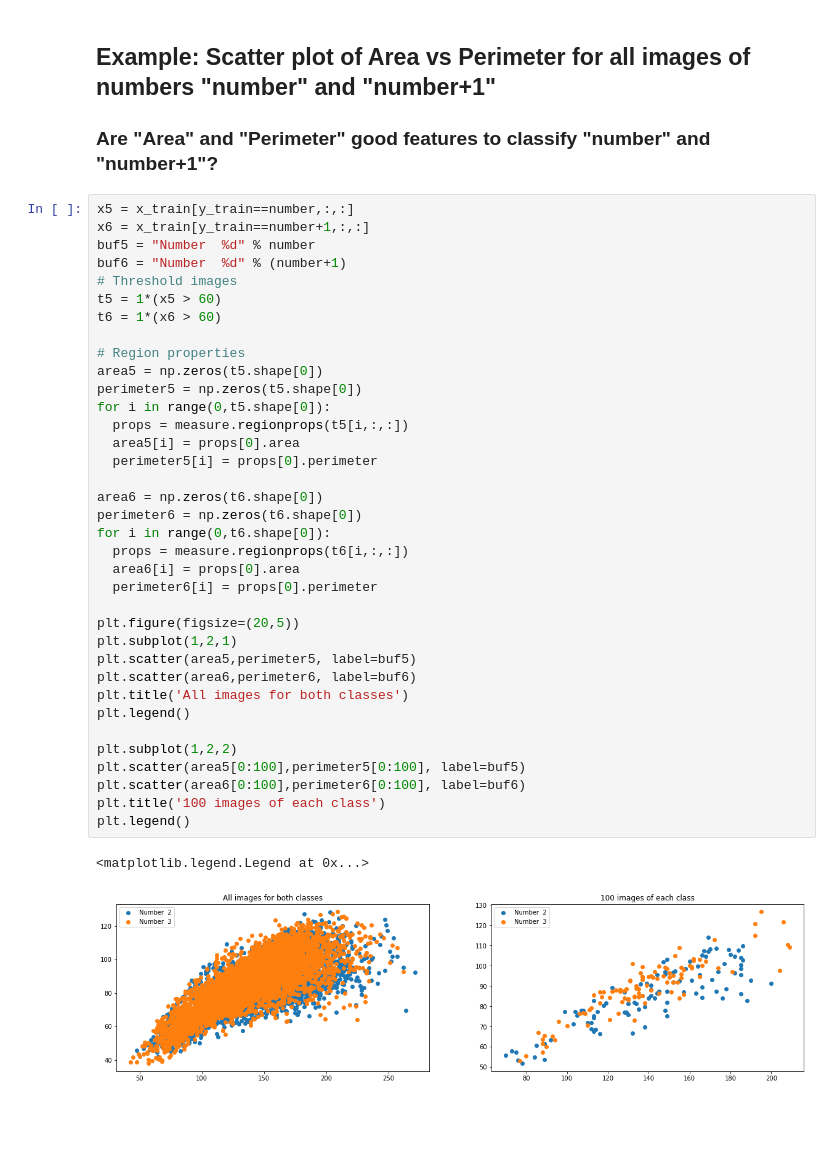
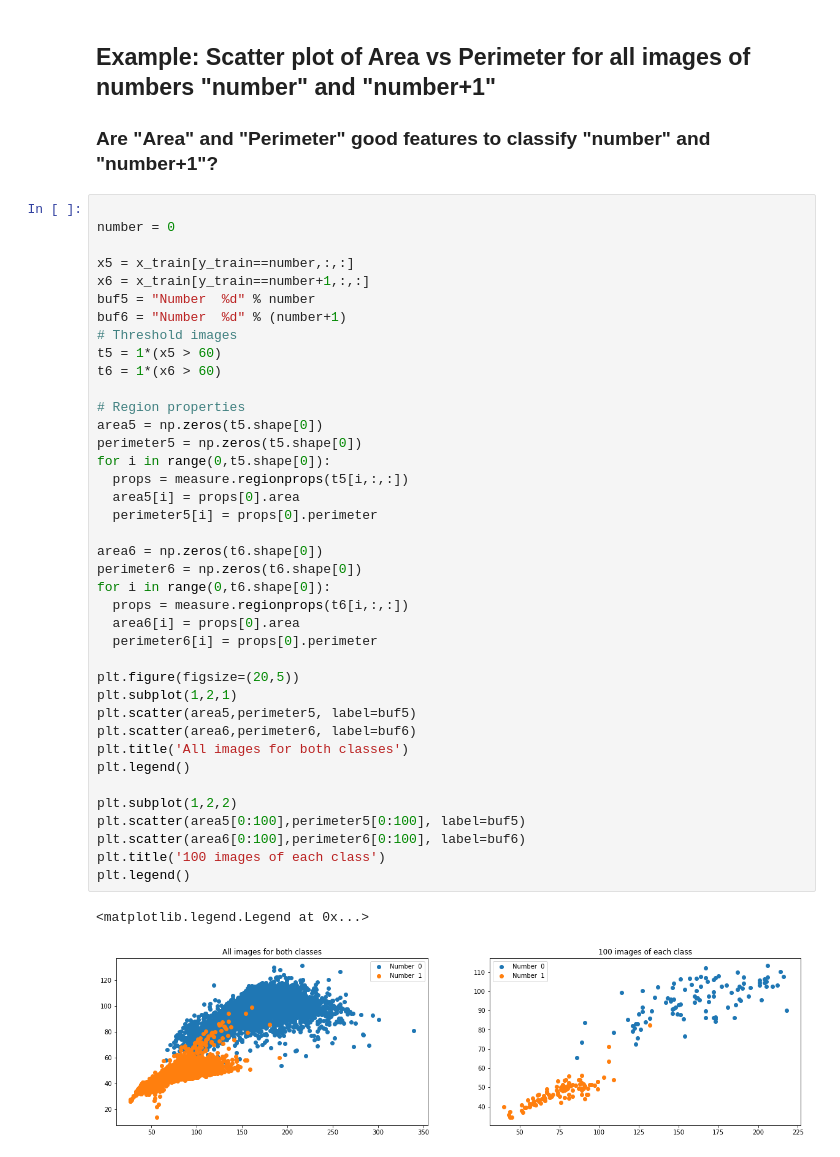
Before and after one commit to axiom9/ECE566_Machine-DeepLearning, a Jupyter notebook: Project_1/src/Feature_extraction_example.ipynb, the cells around one changed output. Drawn from its saved outputs; the diff is of its cells as text; blank space fills up the shorter version.

```diff
--- a/Project_1/src/Feature_extraction_example.ipynb
+++ b/Project_1/src/Feature_extraction_example.ipynb
@@ -97,6 +94,9 @@ Minor axis length:
 ## Example: Scatter plot of Area vs Perimeter for all images of numbers "number" and "number+1"
 ### Are "Area" and "Perimeter" good features to classify "number" and "number+1"?
 # %%
+
+number = 0
+
 x5 = x_train[y_train==number,:,:]
 x6 = x_train[y_train==number+1,:,:]
 buf5 = "Number  %d" % number
@@ -107,31 +107,31 @@ t6 = 1*(x6 > 60)
 
 # Region properties
 area5 = np.zeros(t5.shape[0])
 perimeter5 = np.zeros(t5.shape[0])
 for i in range(0,t5.shape[0]):
   props = measure.regionprops(t5[i,:,:])
   area5[i] = props[0].area
   perimeter5[i] = props[0].perimeter
 
 area6 = np.zeros(t6.shape[0])
 perimeter6 = np.zeros(t6.shape[0])
 for i in range(0,t6.shape[0]):
   props = measure.regionprops(t6[i,:,:])
   area6[i] = props[0].area
   perimeter6[i] = props[0].perimeter
 
 plt.figure(figsize=(20,5))
 plt.subplot(1,2,1)
 plt.scatter(area5,perimeter5, label=buf5)
 plt.scatter(area6,perimeter6, label=buf6)
 plt.title('All images for both classes')
 plt.legend()
 
 plt.subplot(1,2,2)
 plt.scatter(area5[0:100],perimeter5[0:100], label=buf5)
 plt.scatter(area6[0:100],perimeter6[0:100], label=buf6)
 plt.title('100 images of each class')
 plt.legend()
 # %% [output]
 <matplotlib.legend.Legend at 0x...>
-[figure, old version]
+[figure, new version]
```
Also changed, not shown: parts of 13 cells of this notebook, 4 other files.
